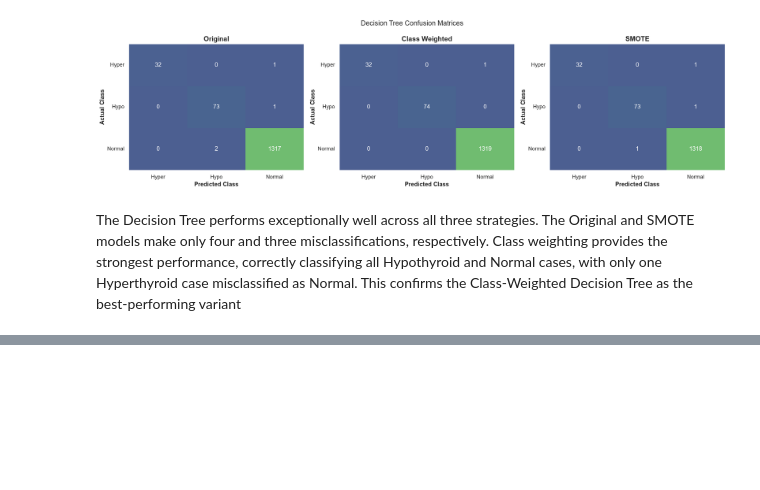
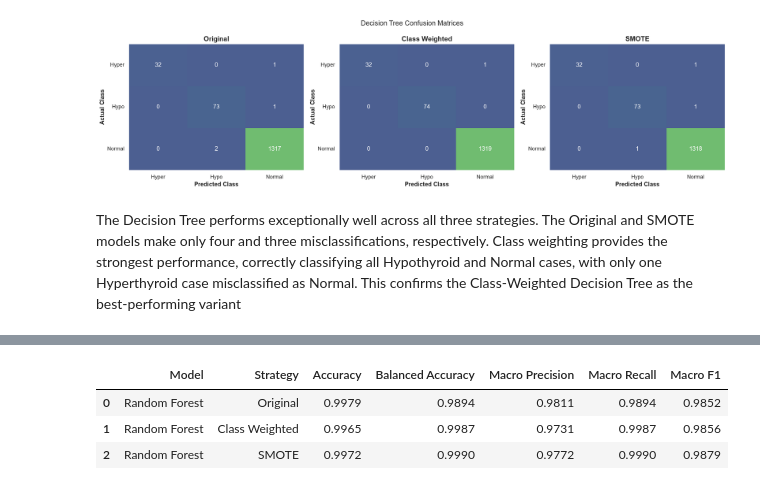
Before and after one commit to byegond-beep/Multi-class-Thyroid-Disease-Classification, a Jupyter notebook: notebook.ipynb, the cells around one changed output, grey strips where cells are left out. Drawn from its saved outputs; the diff is of its cells as text; code cells hidden in the pictures; blank space fills up the shorter version.

```diff
--- a/notebook.ipynb
+++ b/notebook.ipynb
@@ -1570,0 +1569,55 @@ The Decision Tree performs exceptionally well across all three strategies. The O
+# %%
+# Random Forest variants
+rf_models = {
+    "Original": RandomForestClassifier(
+        random_state=42
+    ),
+
+    "Class Weighted": RandomForestClassifier(
+        class_weight="balanced",
+        random_state=42
+    ),
+
+    "SMOTE": RandomForestClassifier(
+        random_state=42
+    )
+}
+
+# Store predictions
+rf_predictions = {}
+
+# Train and evaluate
+for strategy, model in rf_models.items():
+
+    if strategy == "SMOTE":
+        X_fit = X_train_smote
+        y_fit = y_train_smote
+    else:
+        X_fit = X_train
+        y_fit = y_train
+
+    model.fit(X_fit, y_fit)
+
+    results, predictions = evaluate_model(
+        model,
+        X_test,
+        y_test,
+        "Random Forest",
+        strategy
+    )
+
+    model_results.append(results)
+    rf_predictions[strategy] = predictions
+
+# Compare Random Forest variants
+rf_comparison = pd.DataFrame([
+    result for result in model_results
+    if result["Model"] == "Random Forest"
+])
+
+rf_comparison.round(4)
+# %% [output]
+|  | Model | Strategy | Accuracy | Balanced Accuracy | Macro Precision | Macro Recall | Macro F1 |
+| 0 | Random Forest | Original | 0.9979 | 0.9894 | 0.9811 | 0.9894 | 0.9852 |
+| 1 | Random Forest | Class Weighted | 0.9965 | 0.9987 | 0.9731 | 0.9987 | 0.9856 |
+| 2 | Random Forest | SMOTE | 0.9972 | 0.9990 | 0.9772 | 0.9990 | 0.9879 |
```
Also changed, not shown: parts of 14 cells of this notebook.
